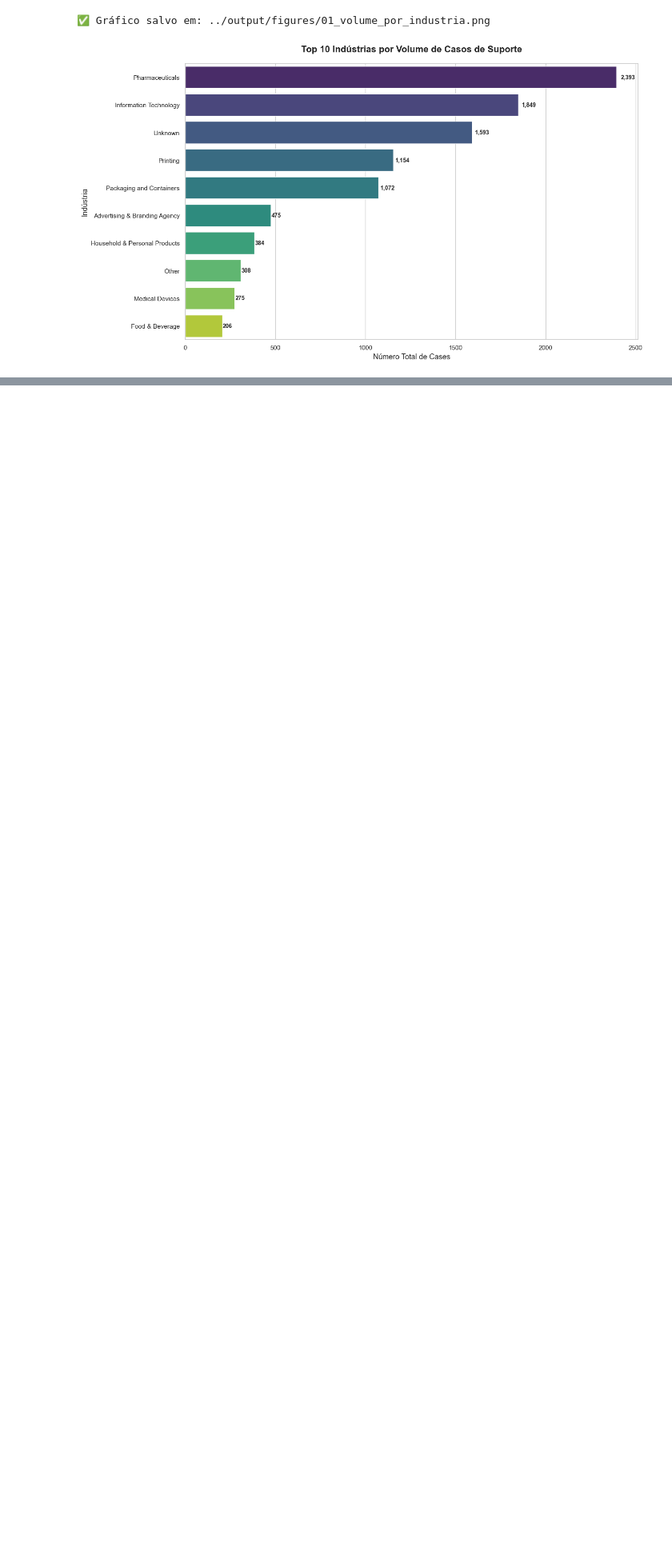
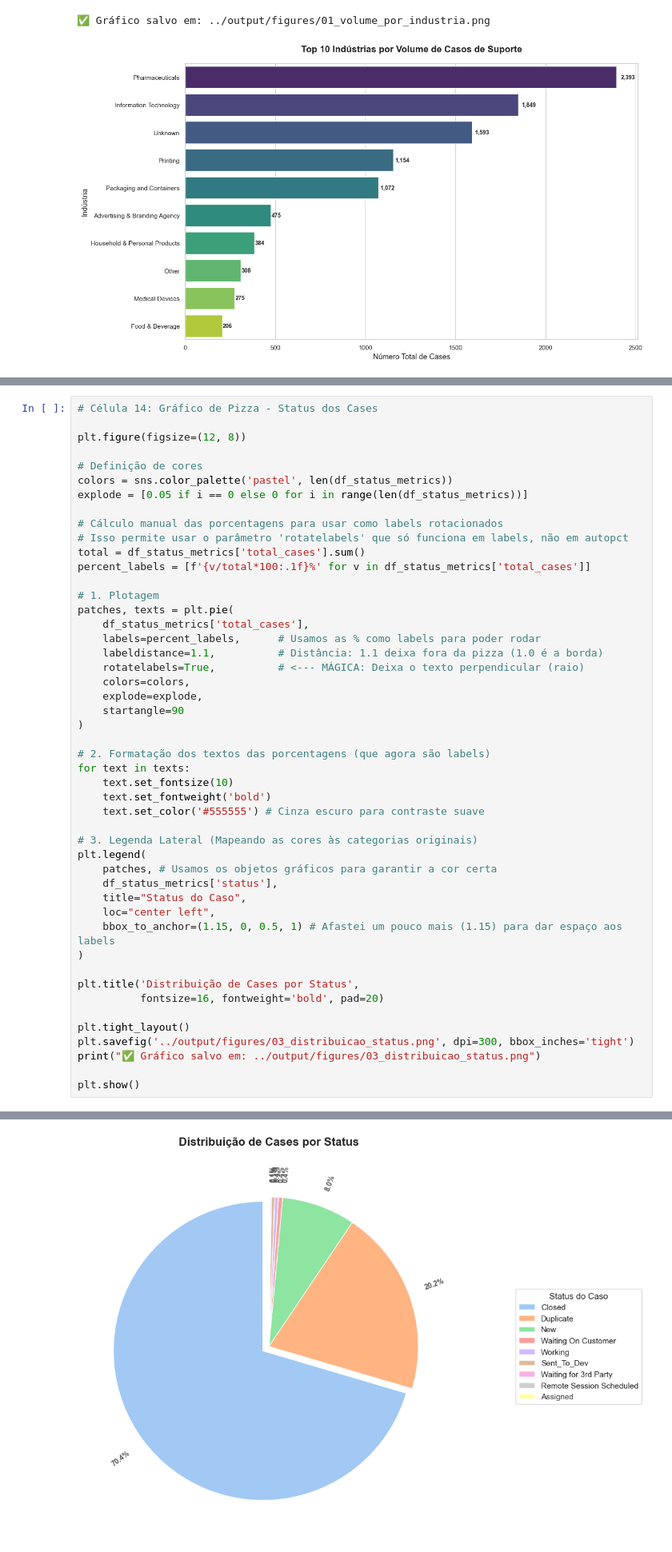
Before and after one commit to alex3ai/globalvision-challenge, a Jupyter notebook: notebooks/analysis_walkthrough.ipynb, the cells around one changed output, grey strips where cells are left out. Shown at 80% size. Saved outputs shown, nothing was run; the diff lists cells and outputs as text; blank space fills up the shorter version.

```diff
--- a/notebooks/analysis_walkthrough.ipynb
+++ b/notebooks/analysis_walkthrough.ipynb
@@ -524,0 +564,49 @@ plt.show()
+# %%
+# Célula 14: Gráfico de Pizza - Status dos Cases
+
+plt.figure(figsize=(12, 8))
+
+# Definição de cores
+colors = sns.color_palette('pastel', len(df_status_metrics))
+explode = [0.05 if i == 0 else 0 for i in range(len(df_status_metrics))]
+
+# Cálculo manual das porcentagens para usar como labels rotacionados
+# Isso permite usar o parâmetro 'rotatelabels' que só funciona em labels, não em autopct
+total = df_status_metrics['total_cases'].sum()
+percent_labels = [f'{v/total*100:.1f}%' for v in df_status_metrics['total_cases']]
+
+# 1. Plotagem
+patches, texts = plt.pie(
+    df_status_metrics['total_cases'],
+    labels=percent_labels,      # Usamos as % como labels para poder rodar
+    labeldistance=1.1,          # Distância: 1.1 deixa fora da pizza (1.0 é a borda)
+    rotatelabels=True,          # <--- MÁGICA: Deixa o texto perpendicular (raio)
+    colors=colors,
+    explode=explode,
+    startangle=90
+)
+
+# 2. Formatação dos textos das porcentagens (que agora são labels)
+for text in texts:
+    text.set_fontsize(10)
+    text.set_fontweight('bold')
+    text.set_color('#555555') # Cinza escuro para contraste suave
+
+# 3. Legenda Lateral (Mapeando as cores às categorias originais)
+plt.legend(
+    patches, # Usamos os objetos gráficos para garantir a cor certa
+    df_status_metrics['status'],
+    title="Status do Caso",
+    loc="center left",
+    bbox_to_anchor=(1.15, 0, 0.5, 1) # Afastei um pouco mais (1.15) para dar espaço aos labels
+)
+
+plt.title('Distribuição de Cases por Status',
+          fontsize=16, fontweight='bold', pad=20)
+
+plt.tight_layout()
+plt.savefig('../output/figures/03_distribuicao_status.png', dpi=300, bbox_inches='tight')
+print("✅ Gráfico salvo em: ../output/figures/03_distribuicao_status.png")
+
+plt.show()
+# %% [output]
@@ -524,0 +614 @@ plt.show()
+[figure, added]
```
Also changed, not shown: parts of 4 cells of this notebook, 1 other file.
